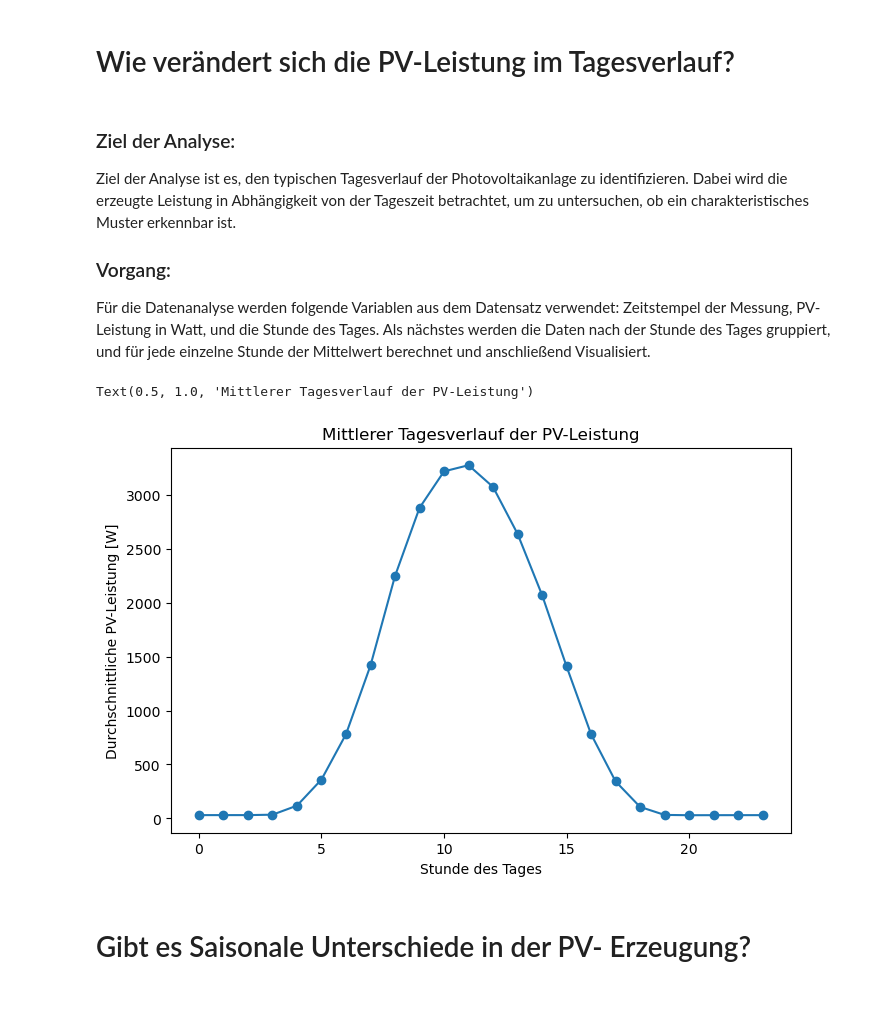
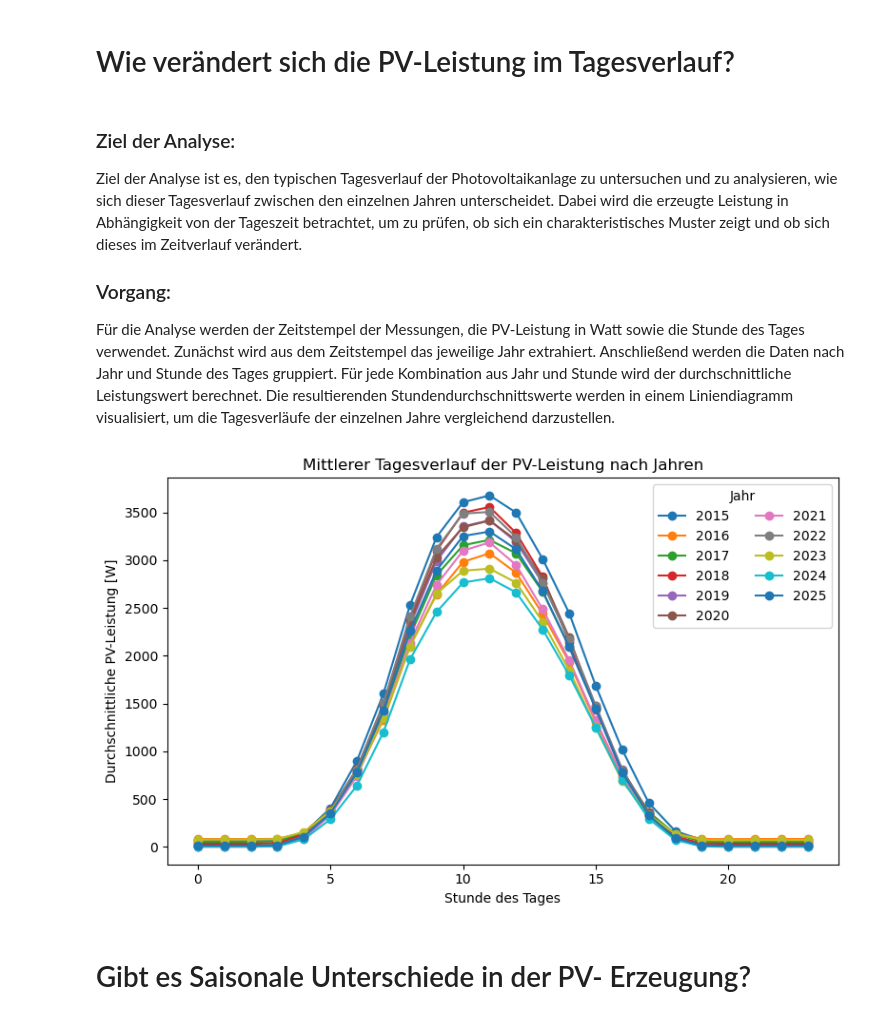
Before and after one commit to hagen-o/Inf2-Hausarbeit-SolarAnalyse, a Jupyter notebook: Hausarbeit.ipynb, the cells around one changed output. Cells and saved outputs as stored; diff of their text form; code cells hidden in the pictures.

```diff
--- a/Hausarbeit.ipynb
+++ b/Hausarbeit.ipynb
@@ -40,25 +40,64 @@ os.listdir()
 # Wie verändert sich die PV-Leistung im Tagesverlauf?
 # %% [markdown]
 ### Ziel der Analyse:
-Ziel der Analyse ist es, den typischen Tagesverlauf der Photovoltaikanlage zu identifizieren. Dabei wird die erzeugte Leistung in Abhängigkeit von der Tageszeit betrachtet, um zu untersuchen, ob ein charakteristisches Muster erkennbar ist.
+Ziel der Analyse ist es, den typischen Tagesverlauf der Photovoltaikanlage zu untersuchen und zu analysieren, wie sich dieser Tagesverlauf zwischen den einzelnen Jahren unterscheidet. Dabei wird die erzeugte Leistung in Abhängigkeit von der Tageszeit betrachtet, um zu prüfen, ob sich ein charakteristisches Muster zeigt und ob sich dieses im Zeitverlauf verändert.
 
 ### Vorgang:
-Für die Datenanalyse werden folgende Variablen aus dem Datensatz verwendet: Zeitstempel der Messung, PV-Leistung in Watt, und die Stunde des Tages. Als nächstes werden die Daten nach der Stunde des Tages gruppiert, und für jede einzelne Stunde der Mittelwert berechnet und anschließend Visualisiert.
+Für die Analyse werden der Zeitstempel der Messungen, die PV-Leistung in Watt sowie die Stunde des Tages verwendet. Zunächst wird aus dem Zeitstempel das jeweilige Jahr extrahiert. Anschließend werden die Daten nach Jahr und Stunde des Tages gruppiert. Für jede Kombination aus Jahr und Stunde wird der durchschnittliche Leistungswert berechnet. Die resultierenden Stundendurchschnittswerte werden in einem Liniendiagramm visualisiert, um die Tagesverläufe der einzelnen Jahre vergleichend darzustellen.
-# %%
-pv_hourly_mean=(
-    df_all.groupby('hour')['pv_power_w'].mean().reset_index()
-)
-pv_hourly_mean
-
-plt.figure(figsize=(8, 5))
-plt.plot(pv_hourly_mean['hour'],pv_hourly_mean['pv_power_w'], marker="o")
-
-plt.xlabel("Stunde des Tages")
-plt.ylabel("Durchschnittliche PV-Leistung [W]")
-plt.title("Mittlerer Tagesverlauf der PV-Leistung")
-# %% [output]
-Text(0.5, 1.0, 'Mittlerer Tagesverlauf der PV-Leistung')
-[figure, removed]
+# %%
+import pandas as pd
+import matplotlib.pyplot as plt
+
+# -------------------
+# Zeitstempel korrekt behandeln
+# -------------------
+
+# Fall 1: timestamp ist Spalte
+if "timestamp" in df_all.columns:
+    df_all["timestamp"] = pd.to_datetime(df_all["timestamp"])
+    df_all["year"] = df_all["timestamp"].dt.year
+
+# Fall 2: timestamp ist Index
+elif isinstance(df_all.index, pd.DatetimeIndex):
+    df_all["year"] = df_all.index.year
+
+else:
+    raise ValueError("Kein Zeitstempel gefunden (weder Spalte noch Index).")
+
+# -------------------
+# Stundenmittel pro Jahr
+# -------------------
+
+pv_hourly_yearly = (
+    df_all
+    .groupby(["year", "hour"])["pv_power_w"]
+    .mean()
+    .reset_index()
+)
+
+# -------------------
+# Plot
+# -------------------
+
+plt.figure(figsize=(8, 5))
+
+for year in sorted(pv_hourly_yearly["year"].unique()):
+    data_year = pv_hourly_yearly[pv_hourly_yearly["year"] == year]
+    plt.plot(
+        data_year["hour"],
+        data_year["pv_power_w"],
+        marker="o",
+        label=str(year)
+    )
+
+plt.xlabel("Stunde des Tages")
+plt.ylabel("Durchschnittliche PV-Leistung [W]")
+plt.title("Mittlerer Tagesverlauf der PV-Leistung nach Jahren")
+plt.legend(title="Jahr", ncol=2)
+plt.tight_layout()
+plt.show()
+# %% [output]
+[figure, added]
 # %% [markdown]
 # Gibt es Saisonale Unterschiede in der PV- Erzeugung?
 # %% [markdown]
```
Also changed, not shown: parts of 8 cells of this notebook.
